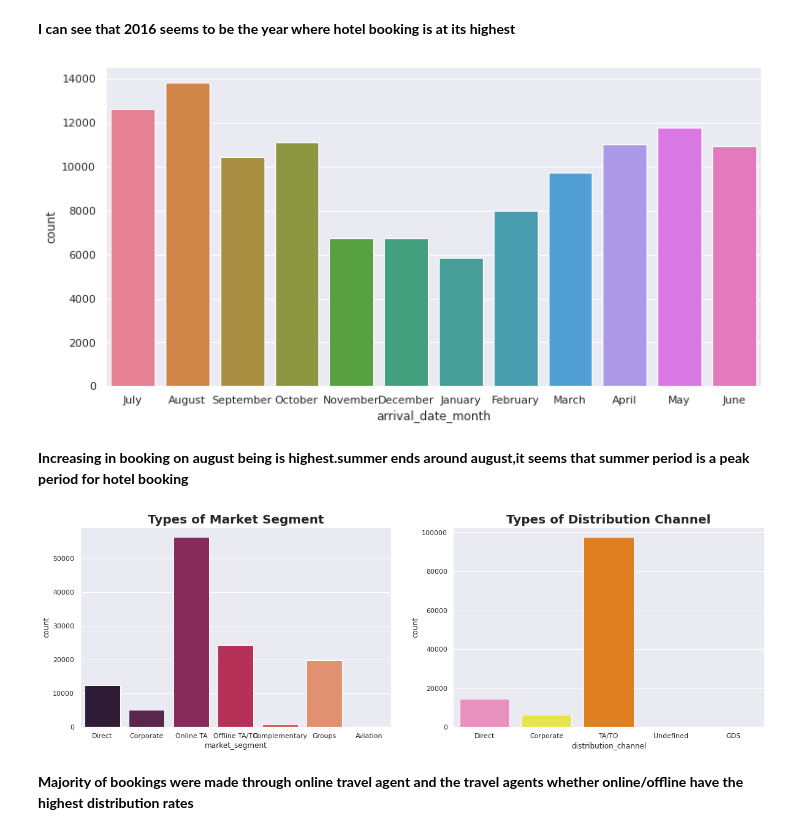
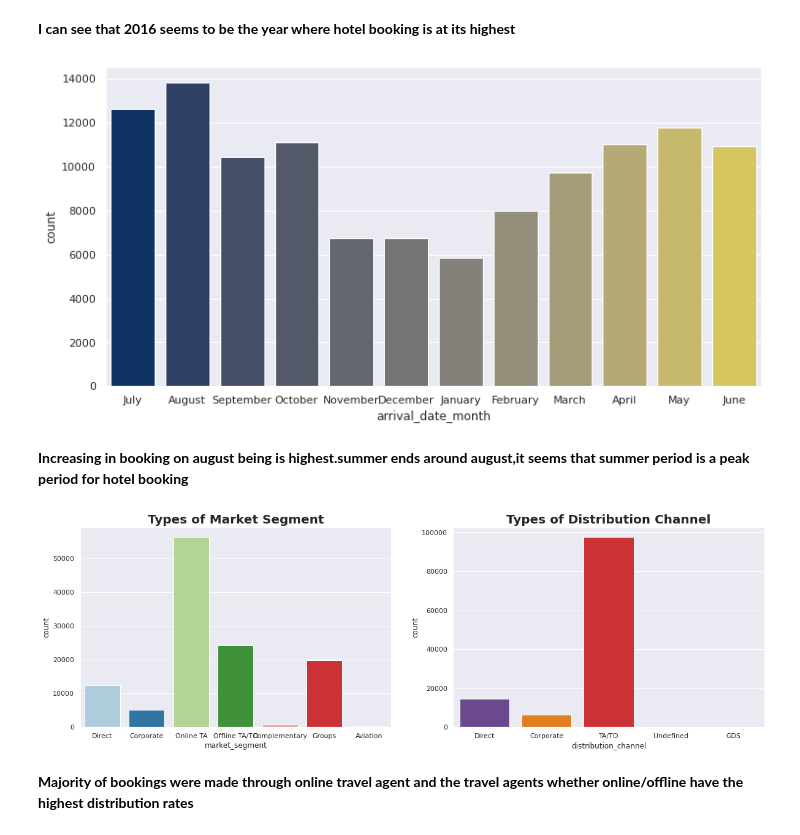
Before and after one commit to praveenbejo95/Hotel-booking-analysis-EDA-, a Jupyter notebook: Hotel_Booking_Analysis_EDA_Capstone_Project.ipynb, the cells around one changed output. Cells and saved outputs as stored; diff of their text form; code cells hidden in the pictures.

```diff
--- a/Hotel_Booking_Analysis_EDA_Capstone_Project.ipynb
+++ b/Hotel_Booking_Analysis_EDA_Capstone_Project.ipynb
@@ -212,11 +212,11 @@ plt.show()
 # %%
 #Arrival period in month
 plt.figure(figsize=(12,6))
 sns.set_theme(style="darkgrid")
-sns.countplot(df['arrival_date_month'],palette='husl')
+sns.countplot(df['arrival_date_month'],palette="cividis")
 plt.show()
 # %% [output]
-[figure, old version]
+[figure, new version]
 # %% [markdown]
 **Increasing in booking on august being is highest.summer ends around august,it seems that summer period is a peak period for hotel booking**
 # %%
@@ -225,18 +225,18 @@ plt.show()
 plt.figure(figsize=(20,6))
 plt.subplot(1,2,1)
 sns.set_theme(style="darkgrid")
-sns.countplot(x='market_segment',data=df,palette='rocket')
+sns.countplot(x='market_segment',data=df,palette='Paired')
 plt.title('Types of Market Segment',fontweight="bold",size=20)
 
 plt.subplot(1,2,2)
 sns.set_theme(style="darkgrid")
-sns.countplot(data=df,x='distribution_channel',palette='Set1_r')
+sns.countplot(data=df,x='distribution_channel',palette='Paired_r')
 plt.title('Types of Distribution Channel',fontweight="bold",size=20)
 
 
 plt.show()
 # %% [output]
-[figure, old version]
+[figure, new version]
 # %% [markdown]
 **Majority of bookings were made through online travel agent and the travel agents whether online/offline have the highest distribution rates**
 # %% [markdown]
```
Also changed, not shown: parts of 15 cells of this notebook.
